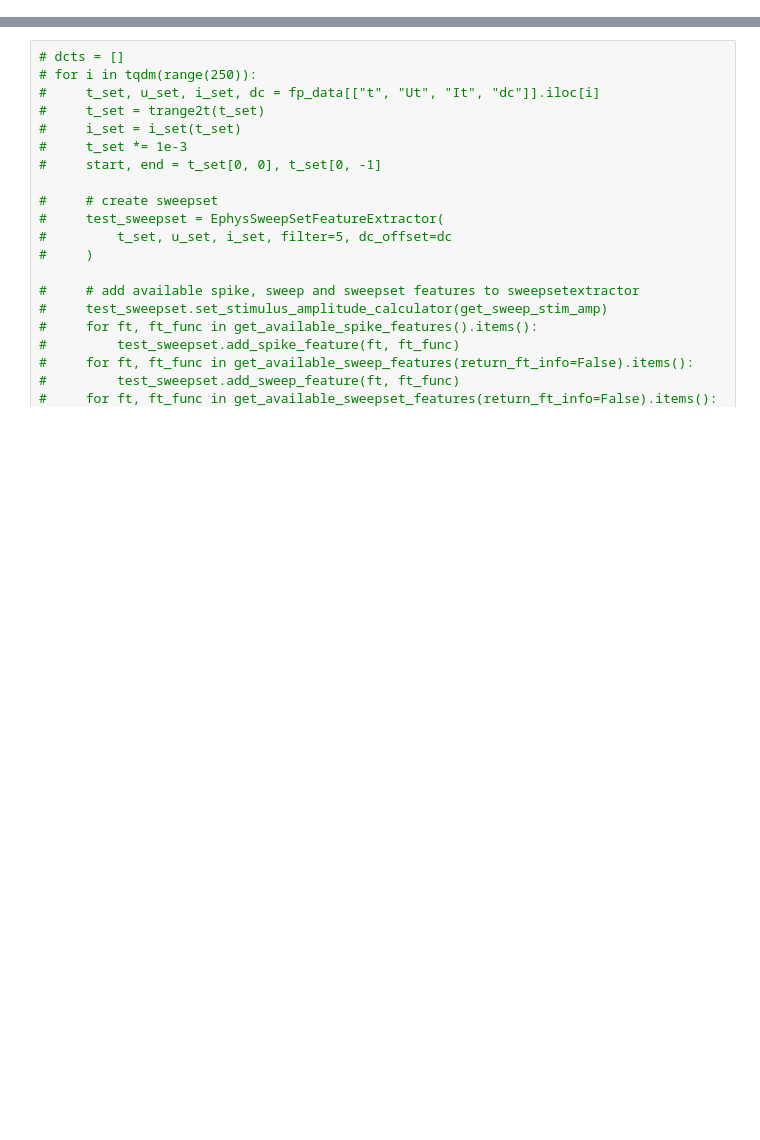
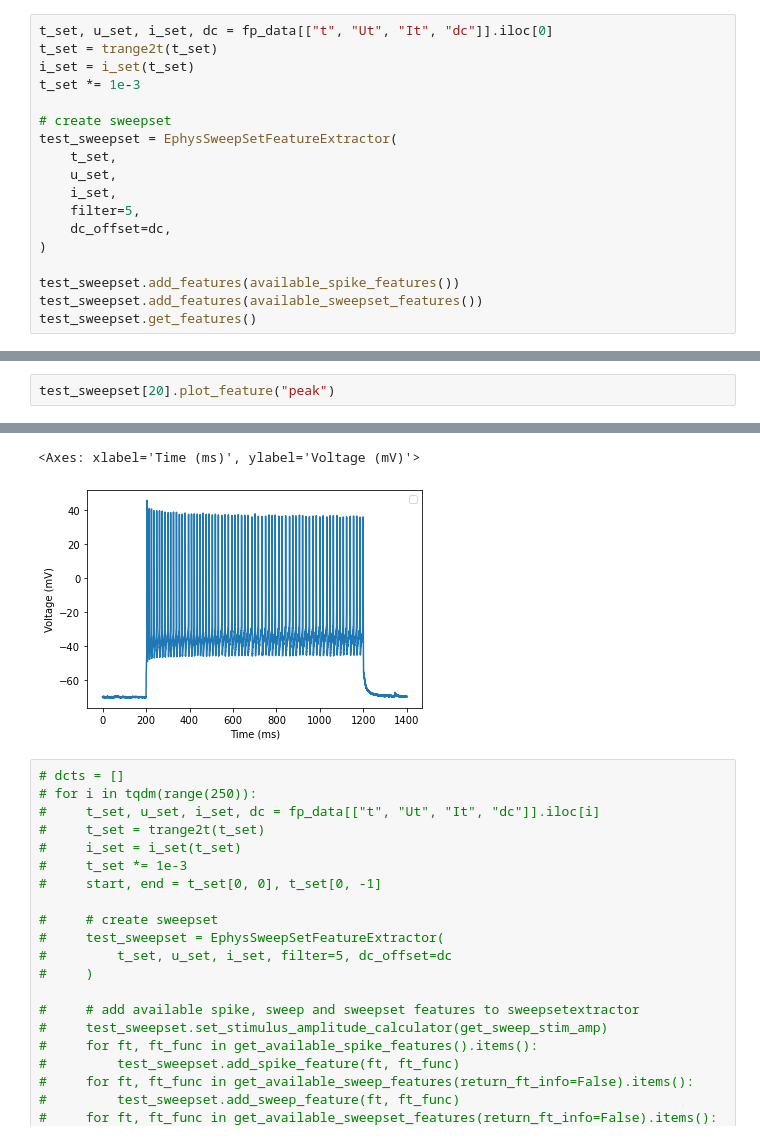
Before and after one commit to berenslab/ephyspy, a Jupyter notebook: dev.ipynb, the cells around one changed output, grey strips where cells are left out. Saved outputs shown, nothing was run; the diff lists cells and outputs as text; blank space fills up the shorter version.

Commit message:
wip: working on implementing plotting

```diff
--- a/dev.ipynb
+++ b/dev.ipynb
@@ -560,3 +559,21 @@ fpaths = fpaths_batch1 + fpaths_batch2
 data = import_mats(fpaths[:100])
 fp_data = filter_df(data, get_regex_filter("label", "fp"))
 fp_data = preprocess_fp_data(fp_data, metadata, 5)
+# %%
+t_set, u_set, i_set, dc = fp_data[["t", "Ut", "It", "dc"]].iloc[0]
+t_set = trange2t(t_set)
+i_set = i_set(t_set)
+t_set *= 1e-3
+
+# create sweepset
+test_sweepset = EphysSweepSetFeatureExtractor(
+    t_set,
+    u_set,
+    i_set,
+    filter=5,
+    dc_offset=dc,
+)
+
+test_sweepset.add_features(available_spike_features())
+test_sweepset.add_features(available_sweepset_features())
+test_sweepset.get_features()
@@ -562,0 +598,3 @@ fp_data = preprocess_fp_data(fp_data, metadata, 5)
+# %%
+test_sweepset[20].plot_feature("peak")
+# %% [output]
@@ -563,3 +602,5 @@ fp_data = preprocess_fp_data(fp_data, metadata, 5)
+<Axes: xlabel='Time (ms)', ylabel='Voltage (mV)'>
+[figure, added]
 # %%
 # dcts = []
 # for i in tqdm(range(250)):
```
Also changed, not shown: parts of 4 cells of this notebook.
